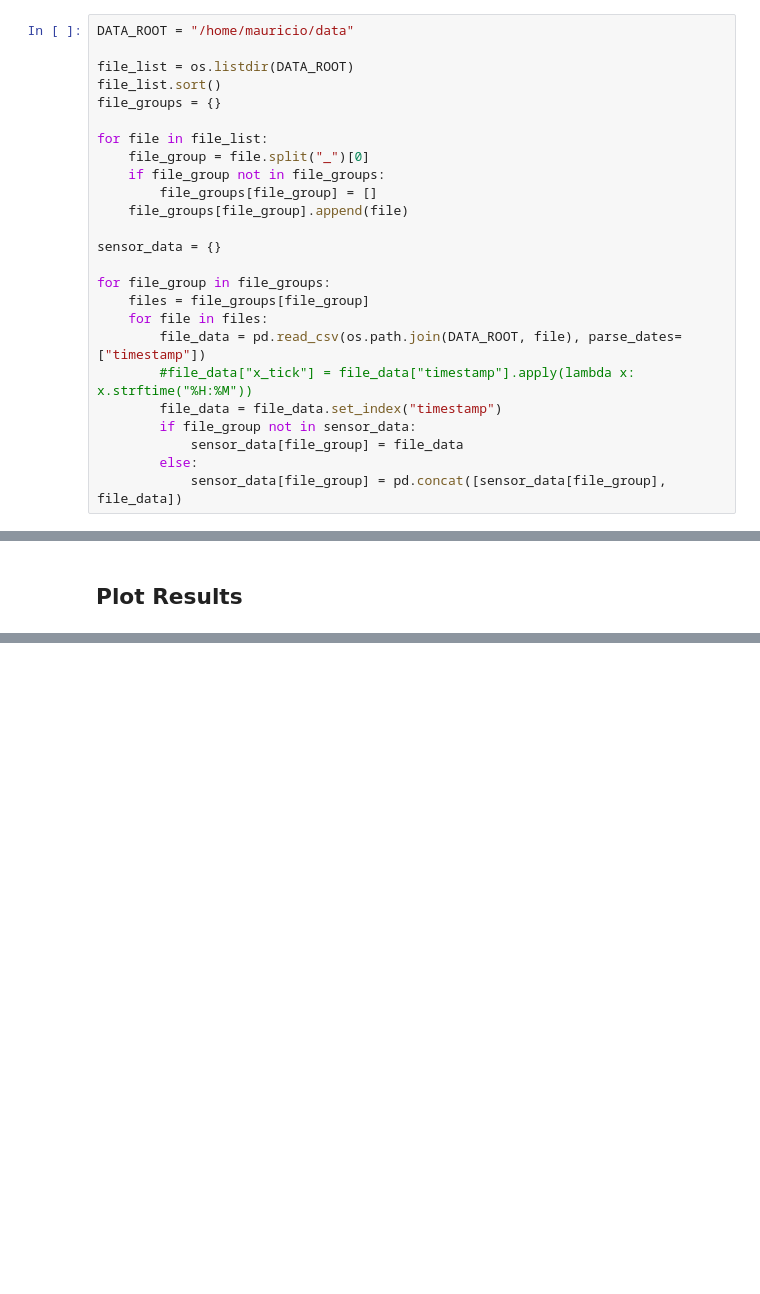
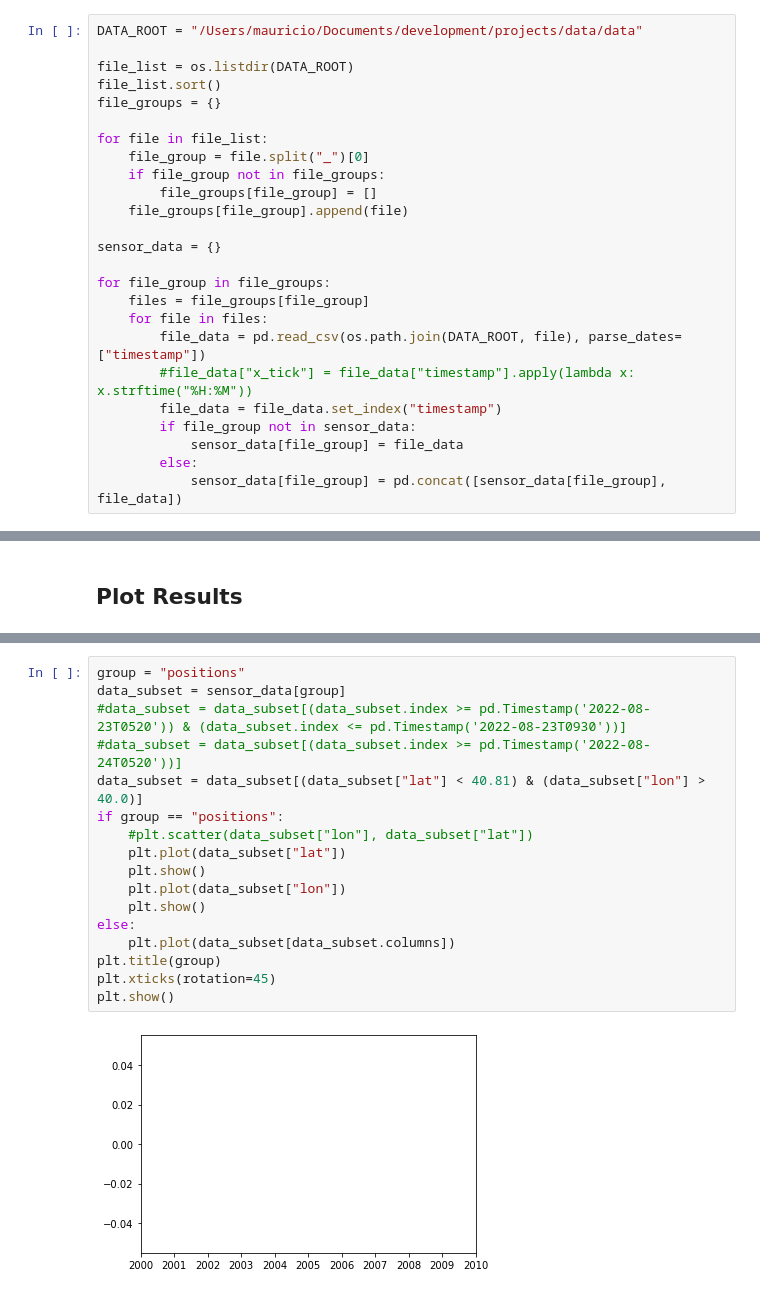
Before and after one commit to mbustosorg/rhb-sensor-monitor, a Jupyter notebook: reporting/after_activity_report.ipynb, the cells around one changed output, grey strips where cells are left out. Cells and saved outputs as stored; diff of their text form; blank space fills up the shorter version.

```diff
--- a/reporting/after_activity_report.ipynb
+++ b/reporting/after_activity_report.ipynb
@@ -9,7 +9,7 @@ import pandas as pd
 # %% [markdown]
 ## Get Data Streams
 # %%
-DATA_ROOT = "/home/mauricio/data"
+DATA_ROOT = "/Users/mauricio/Documents/development/projects/data/data"
 
 file_list = os.listdir(DATA_ROOT)
 file_list.sort()
@@ -71,0 +81,19 @@ interactive(children=(Dropdown(description='start', options=(Timestamp('2022-07-
+# %%
+group = "positions"
+data_subset = sensor_data[group]
+#data_subset = data_subset[(data_subset.index >= pd.Timestamp('2022-08-23T0520')) & (data_subset.index <= pd.Timestamp('2022-08-23T0930'))]
+#data_subset = data_subset[(data_subset.index >= pd.Timestamp('2022-08-24T0520'))]
+data_subset = data_subset[(data_subset["lat"] < 40.81) & (data_subset["lon"] > 40.0)]
+if group == "positions":
+    #plt.scatter(data_subset["lon"], data_subset["lat"])
+    plt.plot(data_subset["lat"])
+    plt.show()
+    plt.plot(data_subset["lon"])
+    plt.show()
+else:
+    plt.plot(data_subset[data_subset.columns])
+plt.title(group)
+plt.xticks(rotation=45)
+plt.show()
+# %% [output]
+[figure, added]
```
Also changed, not shown: parts of 3 cells of this notebook, 12 other files.
